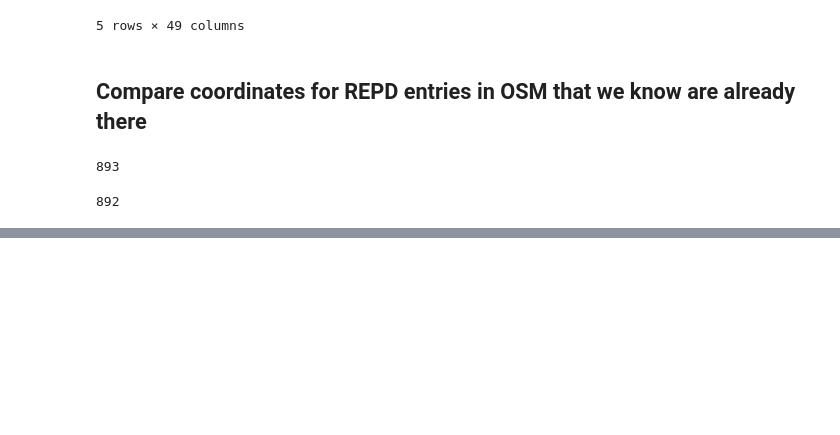
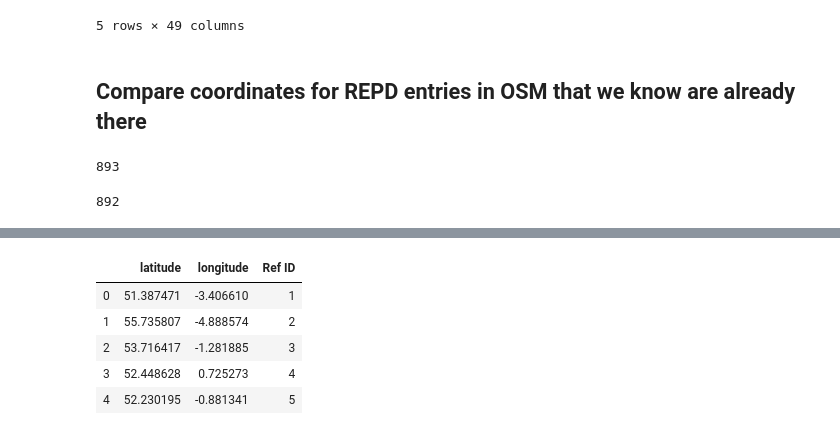
Before and after one commit to alan-turing-institute/solar-panel-detection, a Jupyter notebook: notebooks/data play.ipynb, the cells around one changed output, grey strips where cells are left out. Saved outputs shown, nothing was run; the diff lists cells and outputs as text; code cells hidden in the pictures; blank space fills up the shorter version.

```diff
--- a/notebooks/data play.ipynb
+++ b/notebooks/data play.ipynb
@@ -114,0 +134,9 @@ How many additional finds in OSM can we make, which don't have the REPD id alrea
+# %%
+repd_df[['latitude', 'longitude', 'Ref ID']].head()
+# %% [output]
+|  | latitude | longitude | Ref ID |
+| 0 | 51.387471 | -3.406610 | 1 |
+| 1 | 55.735807 | -4.888574 | 2 |
+| 2 | 53.716417 | -1.281885 | 3 |
+| 3 | 52.448628 | 0.725273 | 4 |
+| 4 | 52.230195 | -0.881341 | 5 |
```
Also changed, not shown: parts of 10 cells of this notebook.
